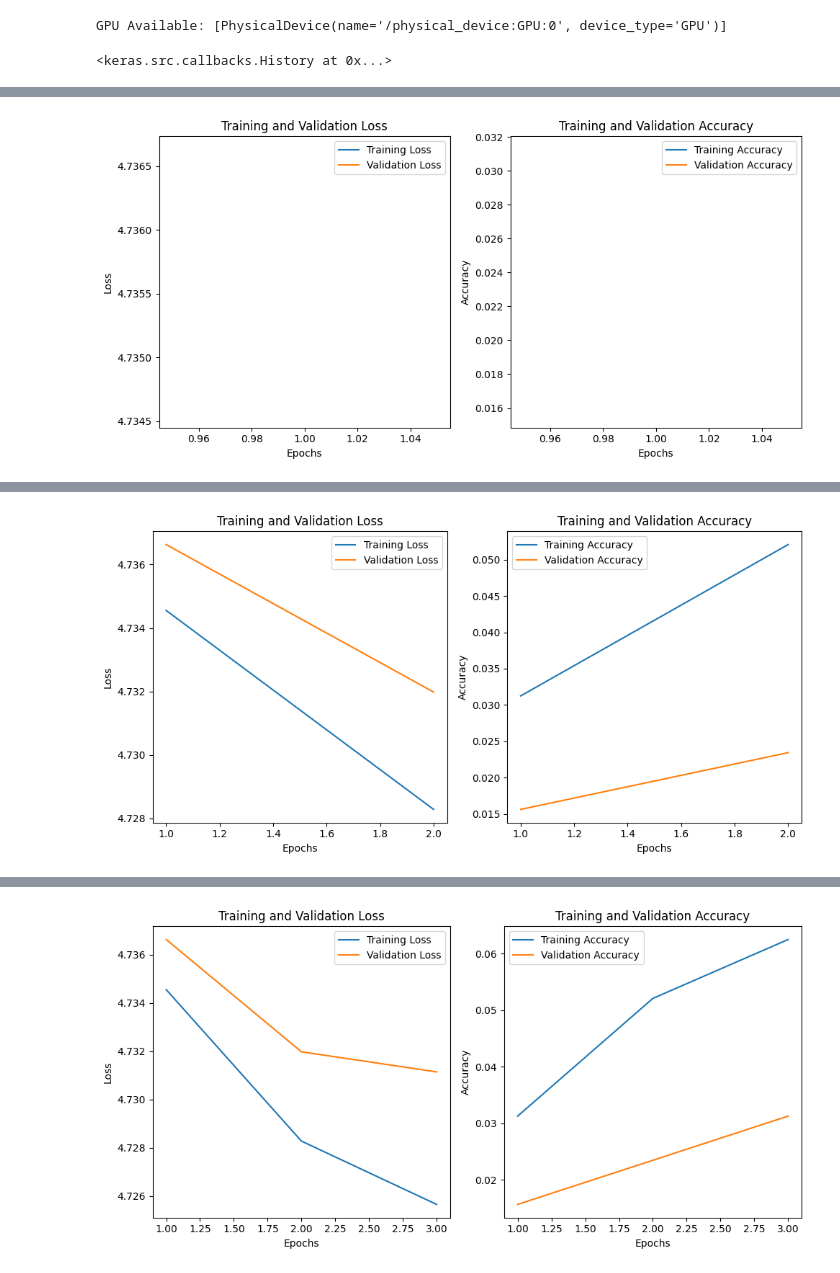
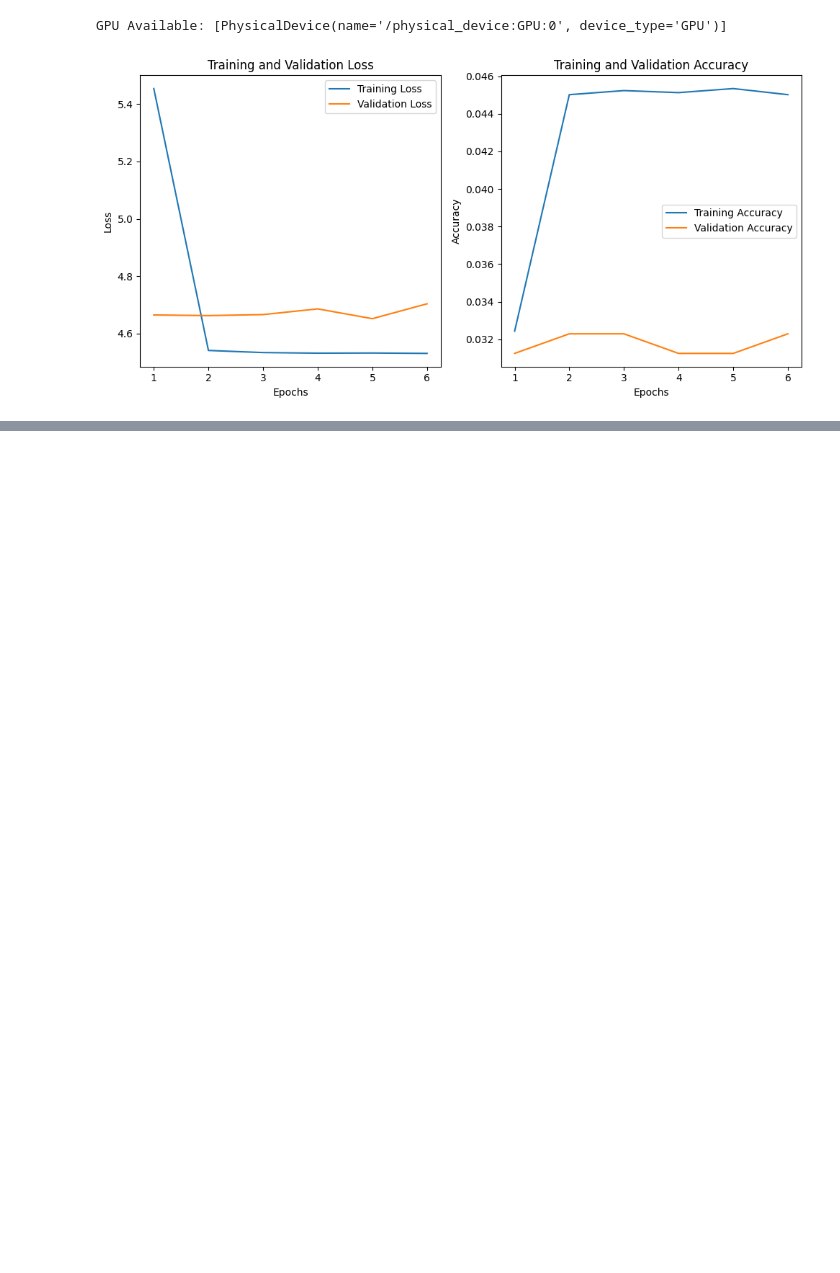
Before and after one commit to MaximilianLae/DL_Skin_Disease_Classification, a Jupyter notebook: Baseline solution.ipynb, the cells around one changed output, grey strips where cells are left out. Drawn from its saved outputs; the diff is of its cells as text; code cells hidden in the pictures; blank space fills up the shorter version.

Commit message:
train and val running well

```diff
--- a/Baseline solution.ipynb
+++ b/Baseline solution.ipynb
@@ -184,32 +184,29 @@ plot_metrics_callback = PlotMetricsCallback()
 clear_output_callback = tf.keras.callbacks.LambdaCallback(
     on_epoch_end=lambda epoch, logs: IPython.display.clear_output(wait=True)
 )
-# %%
-model.history
-# %% [output]
-<keras.src.callbacks.History at 0x...>
 # %%
-# model = ResNet50(weights='imagenet', include_top=False, input_shape=(224, 224, 3))
+model = ResNet50(weights='imagenet', include_top=False, input_shape=(224, 224, 3))
 n_classes = 114
 
-for layer in model.layers:
+for layer in model.layers[:-4]:
     layer.trainable = False
 
 model = Sequential([
     model,
     Flatten(),
-    Dense(256, activation='relu'),
+    Dense(512, activation='relu'),
     Dense(n_classes, activation='softmax')
 ])
 
 model.compile(optimizer='adam',
               loss='categorical_crossentropy',
               metrics=['accuracy'])
 
 history = model.fit(train_generator,
           validation_data=val_generator,
-          epochs=5,
-          steps_per_epoch=int(train_generator.n/batch_size)/50,
-          validation_steps = int(val_generator.n/batch_size)/10,
-          callbacks=[plot_metrics_callback])
+          epochs=10,
+          steps_per_epoch=int(train_generator.n/batch_size),
+          validation_steps = int(val_generator.n/batch_size),
+          callbacks=[clear_output_callback, plot_metrics_callback])
 # %% [output]
+[figure, new version]
@@ -217 +214,0 @@ Epoch 1/5
-[figure, old version]
@@ -220 +214,0 @@ Epoch 2/5
-[figure, removed]
@@ -223 +214,0 @@ Epoch 3/5
-[figure, removed]
```
Also changed, not shown: parts of 8 cells of this notebook.
